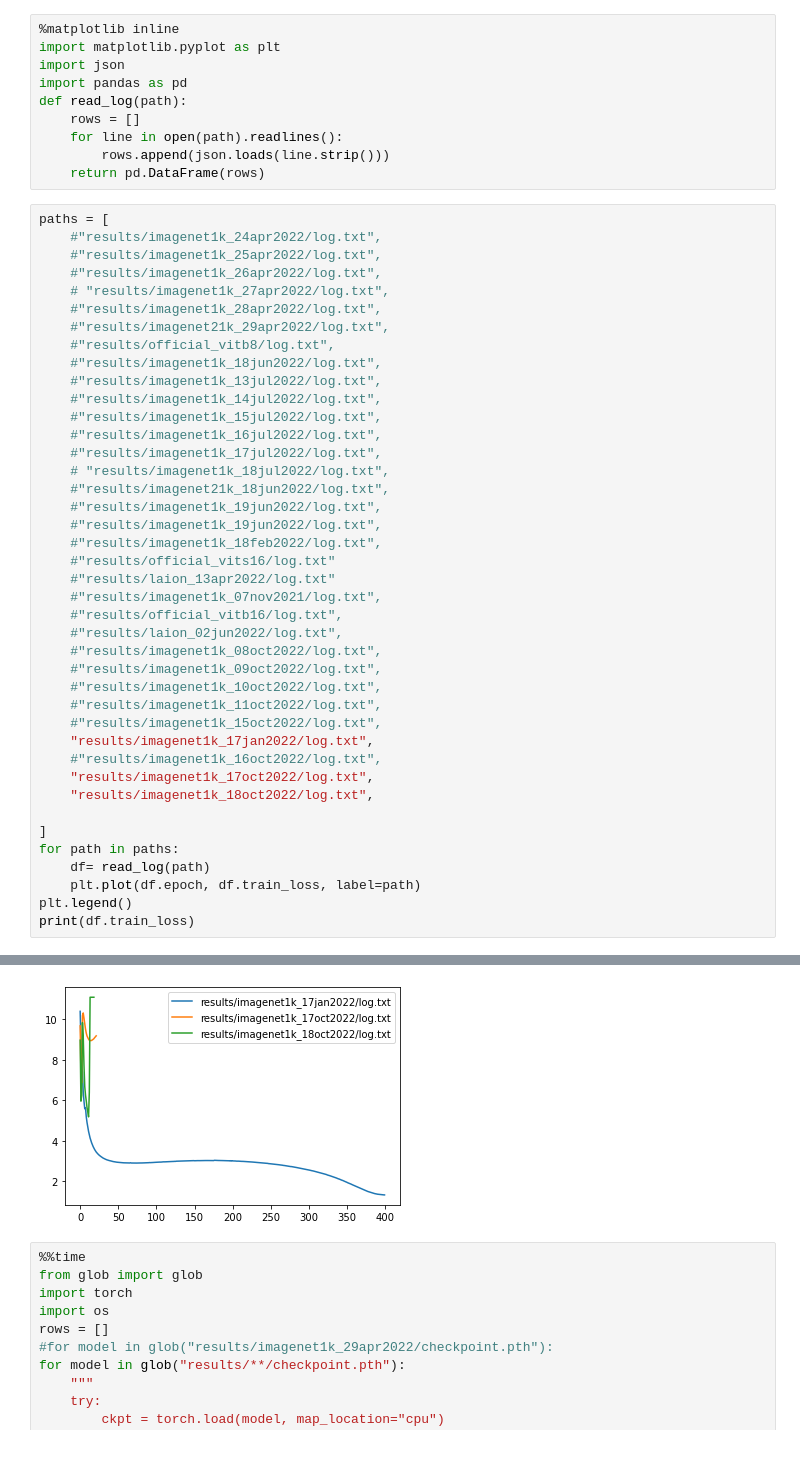
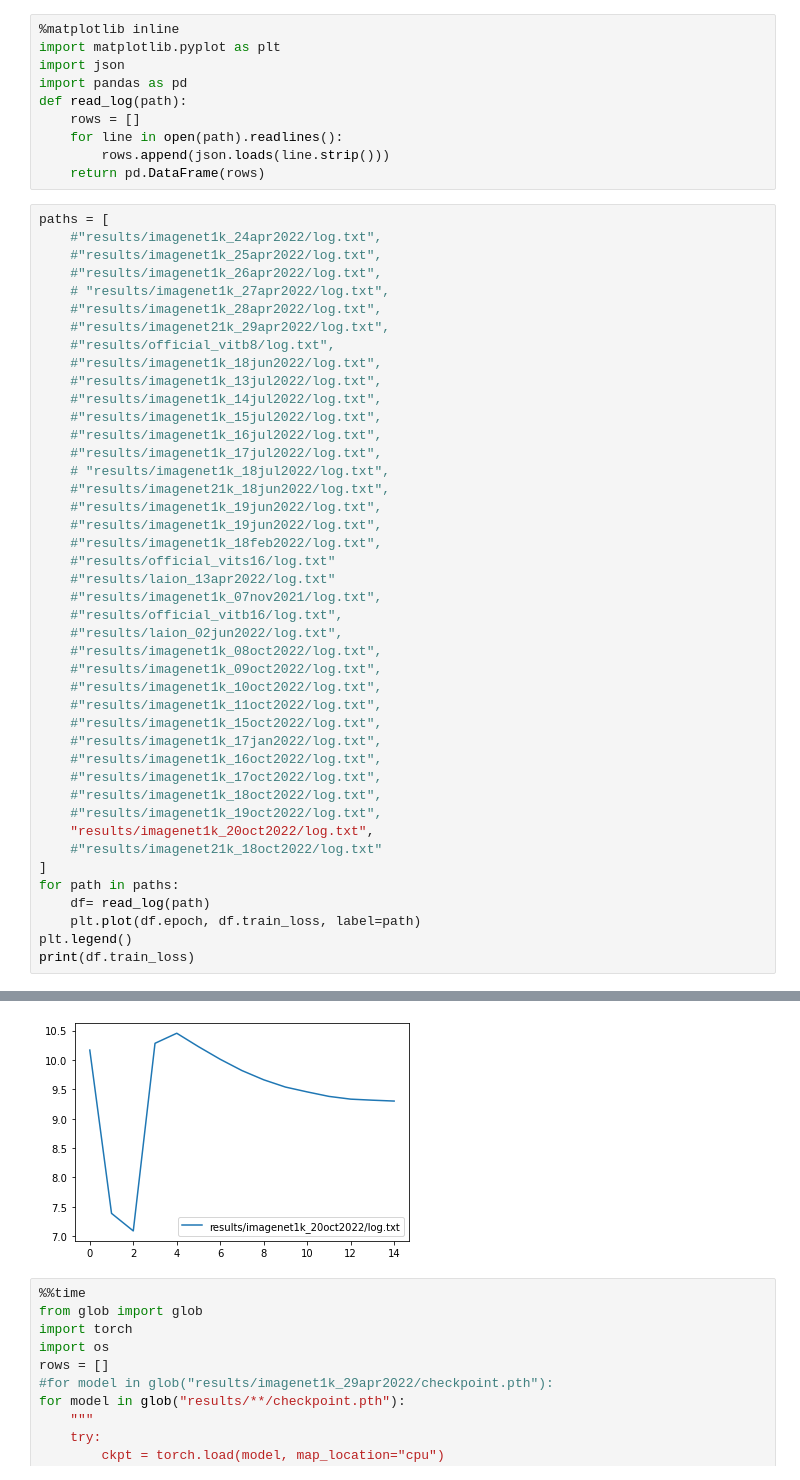
Before and after one commit to mehdidc/dino, a Jupyter notebook: analysis.ipynb, the cells around one changed output, grey strips where cells are left out. Cells and saved outputs as stored; diff of their text form.

```diff
--- a/analysis.ipynb
+++ b/analysis.ipynb
@@ -38,11 +38,13 @@ paths = [
     #"results/imagenet1k_10oct2022/log.txt",
     #"results/imagenet1k_11oct2022/log.txt",
     #"results/imagenet1k_15oct2022/log.txt",
-    "results/imagenet1k_17jan2022/log.txt",
+    #"results/imagenet1k_17jan2022/log.txt",
     #"results/imagenet1k_16oct2022/log.txt",
-    "results/imagenet1k_17oct2022/log.txt",
-    "results/imagenet1k_18oct2022/log.txt",
-
+    #"results/imagenet1k_17oct2022/log.txt",
+    #"results/imagenet1k_18oct2022/log.txt",
+    #"results/imagenet1k_19oct2022/log.txt",
+    "results/imagenet1k_20oct2022/log.txt",
+    #"results/imagenet21k_18oct2022/log.txt"
 ]
 for path in paths:
     df= read_log(path)
@@ -72,5 +70,5 @@ print(df.train_loss)
 Name: train_loss, dtype: float64
-[figure, old version]
+[figure, new version]
 # %%
 %%time
 from glob import glob
```
Also changed, not shown: parts of 3 cells of this notebook, 3 other files.
